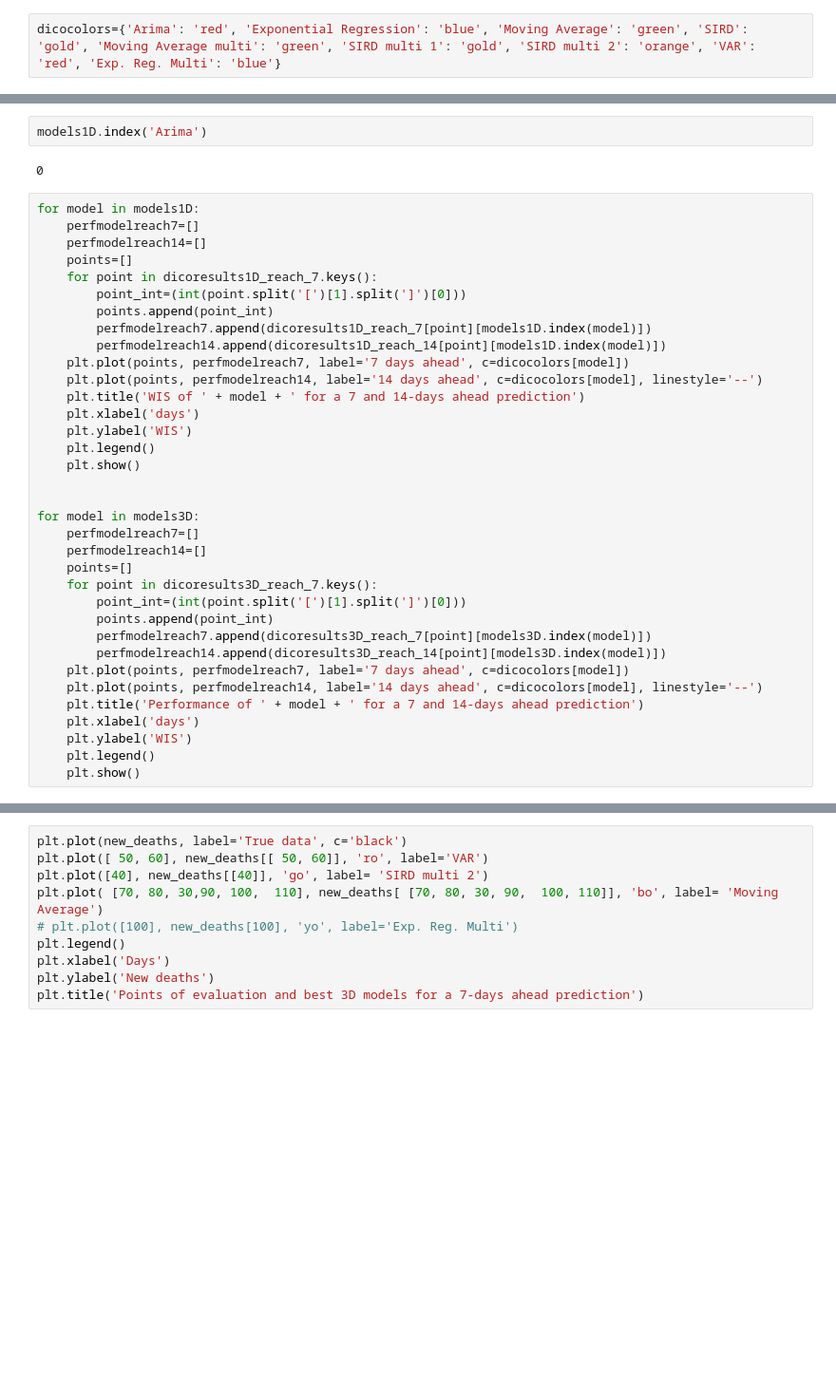
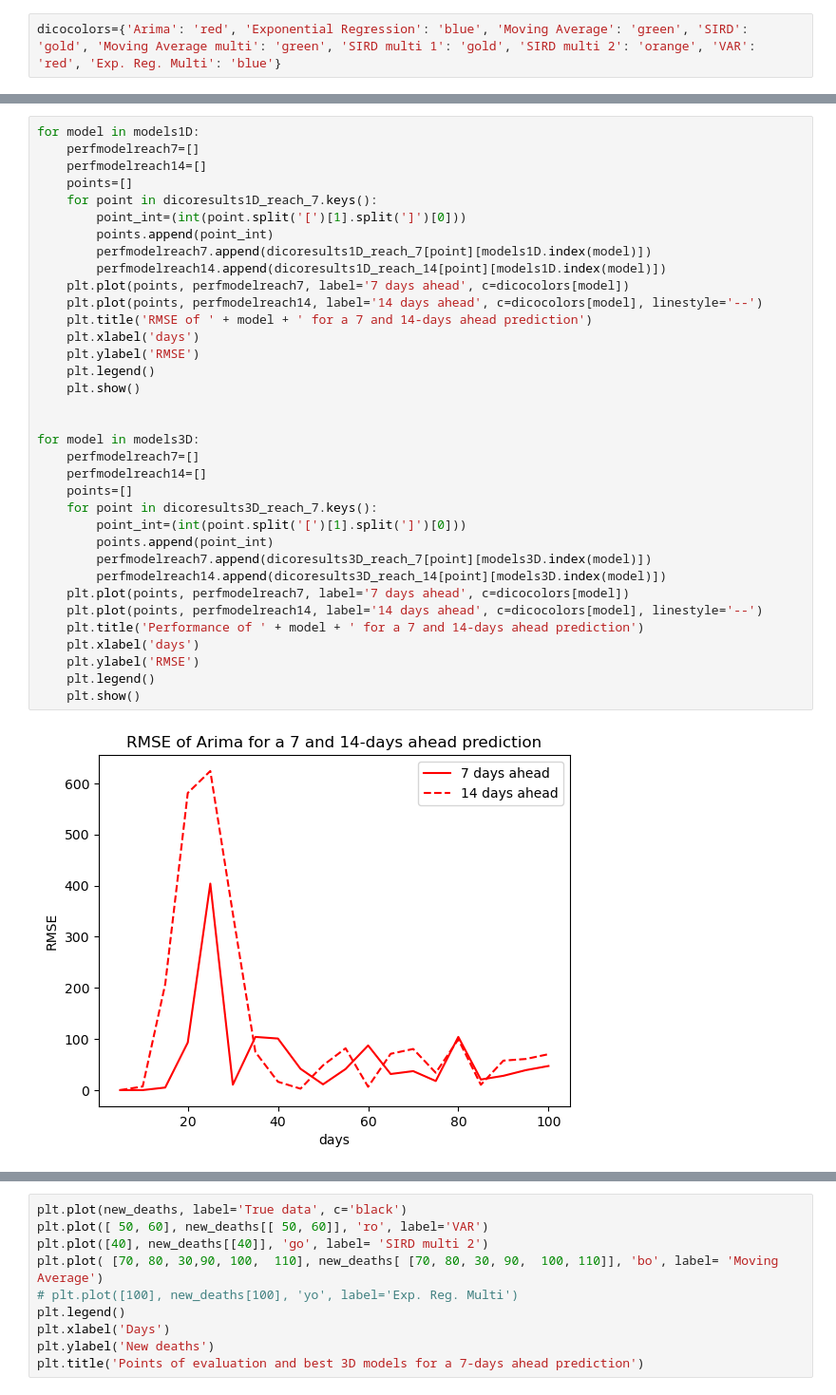
Before and after one commit to gregoirebechade/covid_internship, a Jupyter notebook: 07_global_evaluation_of_the_models.ipynb, the cells around one changed output, grey strips where cells are left out. Shown at 95% size. Cells and saved outputs as stored; diff of their text form; blank space fills up the shorter version.

```diff
--- a/07_global_evaluation_of_the_models.ipynb
+++ b/07_global_evaluation_of_the_models.ipynb
@@ -250,39 +265,37 @@ plt.show()
-# %%
-models1D.index('Arima')
-# %% [output]
-0
 # %%
 for model in models1D:
     perfmodelreach7=[]
     perfmodelreach14=[]
     points=[]
     for point in dicoresults1D_reach_7.keys():
         point_int=(int(point.split('[')[1].split(']')[0]))
         points.append(point_int)
         perfmodelreach7.append(dicoresults1D_reach_7[point][models1D.index(model)])
         perfmodelreach14.append(dicoresults1D_reach_14[point][models1D.index(model)])
     plt.plot(points, perfmodelreach7, label='7 days ahead', c=dicocolors[model])
     plt.plot(points, perfmodelreach14, label='14 days ahead', c=dicocolors[model], linestyle='--')
-    plt.title('WIS of ' + model + ' for a 7 and 14-days ahead prediction')
+    plt.title('RMSE of ' + model + ' for a 7 and 14-days ahead prediction')
     plt.xlabel('days')
-    plt.ylabel('WIS')
+    plt.ylabel('RMSE')
     plt.legend()
     plt.show()
 
 
 for model in models3D:
     perfmodelreach7=[]
     perfmodelreach14=[]
     points=[]
     for point in dicoresults3D_reach_7.keys():
         point_int=(int(point.split('[')[1].split(']')[0]))
         points.append(point_int)
         perfmodelreach7.append(dicoresults3D_reach_7[point][models3D.index(model)])
         perfmodelreach14.append(dicoresults3D_reach_14[point][models3D.index(model)])
     plt.plot(points, perfmodelreach7, label='7 days ahead', c=dicocolors[model])
     plt.plot(points, perfmodelreach14, label='14 days ahead', c=dicocolors[model], linestyle='--')
     plt.title('Performance of ' + model + ' for a 7 and 14-days ahead prediction')
     plt.xlabel('days')
-    plt.ylabel('WIS')
+    plt.ylabel('RMSE')
     plt.legend()
     plt.show()
+# %% [output]
+[figure, added]
```
Also changed, not shown: parts of 20 cells of this notebook, 9 other files.
